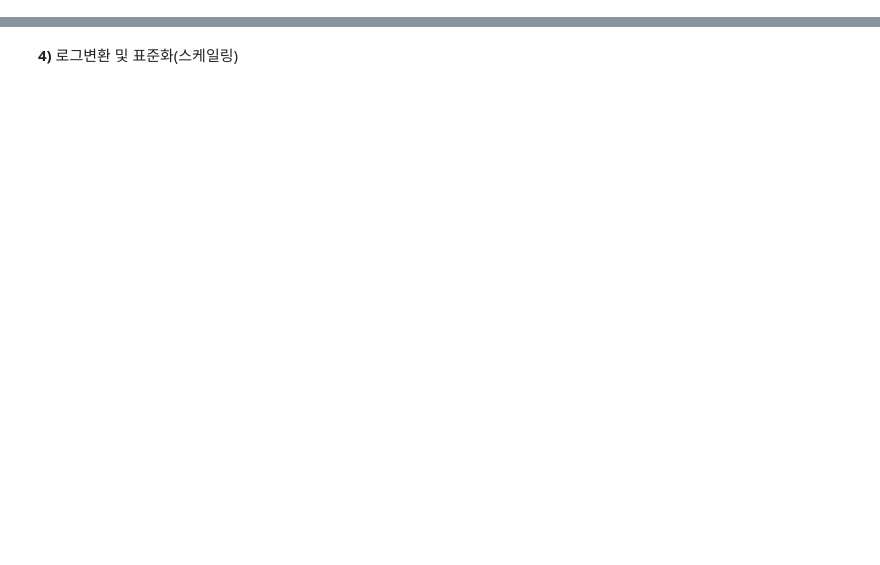
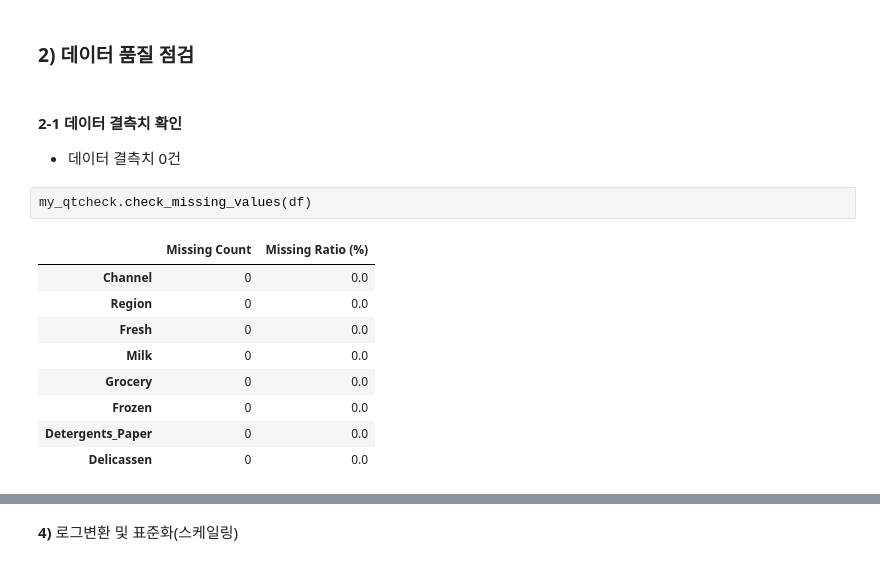
Before and after one commit to Jae1-99999/Wholesalecustomers, a Jupyter notebook: 파이프라인.ipynb, the cells around one changed output, grey strips where cells are left out. Drawn from its saved outputs; the diff is of its cells as text; blank space fills up the shorter version.

```diff
--- a/파이프라인.ipynb
+++ b/파이프라인.ipynb
@@ -11 +143,18 @@
+# %% [markdown]
+### **2)** 데이터 품질 점검
+# %% [markdown]
+#### **2-1** 데이터 결측치 확인
+- 데이터 결측치 0건
+# %%
+my_qtcheck.check_missing_values(df)
+# %% [output]
+|  | Missing Count | Missing Ratio (%) |
+| Channel | 0 | 0.0 |
+| Region | 0 | 0.0 |
+| Fresh | 0 | 0.0 |
+| Milk | 0 | 0.0 |
+| Grocery | 0 | 0.0 |
+| Frozen | 0 | 0.0 |
+| Detergents_Paper | 0 | 0.0 |
+| Delicassen | 0 | 0.0 |
 # %% [markdown]
```
Also changed, not shown: parts of 51 cells of this notebook, 25 other files.
